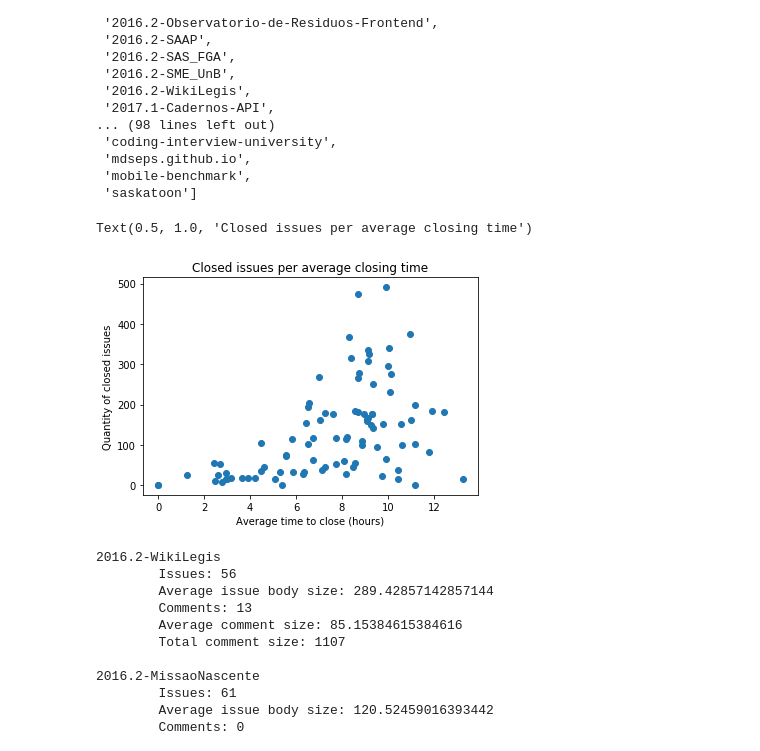
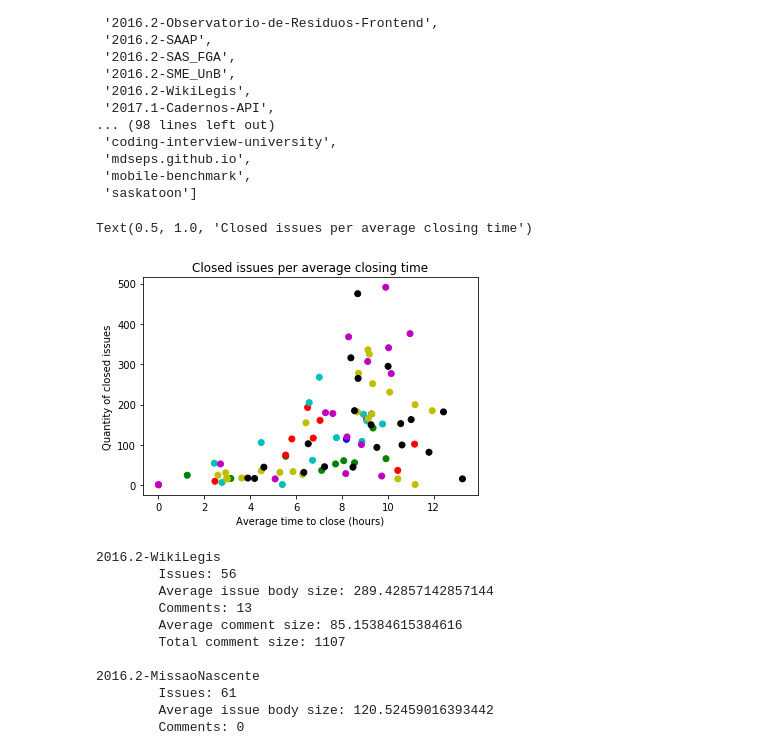
Before and after one commit to victorcmoura/floss-education-impact, a Jupyter notebook: FLOSSEducationImpact.ipynb, the cells around one changed output. Saved outputs shown, nothing was run; the diff lists cells and outputs as text; code cells hidden in the pictures.

```diff
--- a/FLOSSEducationImpact.ipynb
+++ b/FLOSSEducationImpact.ipynb
@@ -213,27 +224,44 @@ repo_names
  'mdseps.github.io',
  'mobile-benchmark',
  'saskatoon']
-# %%
-closedissues_timetoclose = []
-
-for repo_name in repo_names:
-        if repo_name in issuetime_per_repo and repo_name in issuetime_per_repo:
-            closedissues_timetoclose.append(
-                (issuetime_per_repo[repo_name], issuecount_per_repo[repo_name])
-            )
+# %%
+def set_color(name):
+    if '2016.1' in name:
+        return 'b'
+    if '2016.2' in name:
+        return 'g'
+    if '2017.1' in name:
+        return 'r'
+    if '2017.2' in name:
+        return 'c'
+    if '2018.1' in name:
+        return 'm'
+    if '2018.2' in name:
+        return 'y'
+    if '2019.1' in name:
+        return 'k'
+
+
+closedissues_timetoclose = []
+
+for repo_name in repo_names:
+        if repo_name in issuetime_per_repo and repo_name in issuetime_per_repo:
+            closedissues_timetoclose.append(
+                (issuetime_per_repo[repo_name], issuecount_per_repo[repo_name], set_color(repo_name))
+            )
 # %%
-plt.plot(
+plt.scatter(
     [time[0] for time in closedissues_timetoclose],
     [count[1] for count in closedissues_timetoclose],
-    linestyle='',
-    marker='o'
+    marker='o',
+    c=[cl[2] for cl in closedissues_timetoclose]
 )
 plt.xlabel('Average time to close (hours)')
 plt.ylabel('Quantity of closed issues')
 plt.title('Closed issues per average closing time')
 # %% [output]
 Text(0.5, 1.0, 'Closed issues per average closing time')
-[figure, old version]
+[figure, new version]
 # %%
 filtered_data_per_repo = {}
 
```
Also changed, not shown: parts of 6 cells of this notebook.
